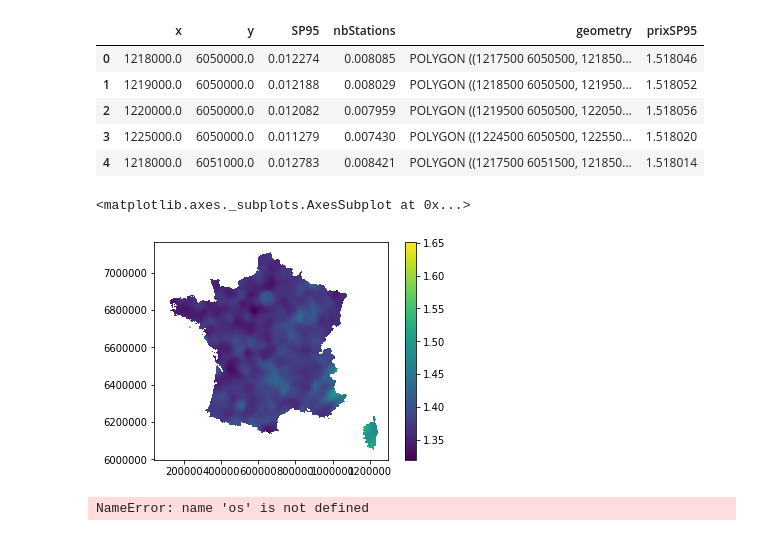
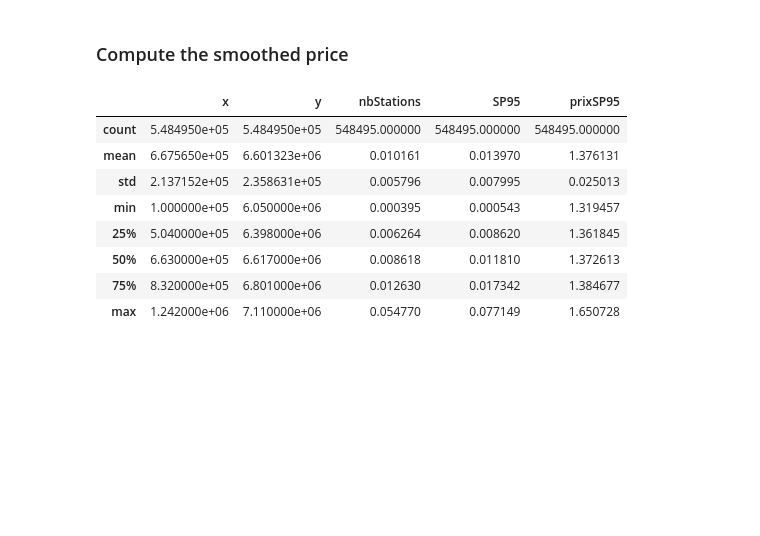
Before and after one commit to InseeFrLab/btbpy, a Jupyter notebook: btbpy/examples/example.ipynb, the cells around one changed output. Drawn from its saved outputs; the diff is of its cells as text; code cells hidden in the pictures; blank space fills up the shorter version.

Commit message:
update example jupyter notebook with new data

```diff
--- a/btbpy/examples/example.ipynb
+++ b/btbpy/examples/example.ipynb
@@ -41,0 +52,8 @@ gridResultat.head()
+# %%
+gridResultat = btbpy.kernelSmoothing(
+    carburants, #the data
+    '2154', #the epsg code of the geographic projection
+    1000, #the size (in meters) of the edge of grid's squares
+    50000, #the bandwidth (in meters)
+    fr_1km #the grid provided by user
+)
@@ -42,25 +78,16 @@ gridResultat.head()
+# %% [markdown]
+### Compute the smoothed price
 # %%
 gridResultat['prixSP95'] = gridResultat.SP95/gridResultat.nbStations
 # %%
-gridResultat.head()
+gridResultat.describe()
 # %% [output]
-|  | x | y | SP95 | nbStations | geometry | prixSP95 |
-| 0 | 1218000.0 | 6050000.0 | 0.012274 | 0.008085 | POLYGON ((1217500 6050500, 121850... | 1.518046 |
-| 1 | 1219000.0 | 6050000.0 | 0.012188 | 0.008029 | POLYGON ((1218500 6050500, 121950... | 1.518052 |
-| 2 | 1220000.0 | 6050000.0 | 0.012082 | 0.007959 | POLYGON ((1219500 6050500, 122050... | 1.518056 |
-| 3 | 1225000.0 | 6050000.0 | 0.011279 | 0.007430 | POLYGON ((1224500 6050500, 122550... | 1.518020 |
-| 4 | 1218000.0 | 6051000.0 | 0.012783 | 0.008421 | POLYGON ((1217500 6051500, 121850... | 1.518014 |
+|  | x | y | nbStations | SP95 | prixSP95 |
+| count | 5.484950e+05 | 5.484950e+05 | 548495.000000 | 548495.000000 | 548495.000000 |
+| mean | 6.675650e+05 | 6.601323e+06 | 0.010161 | 0.013970 | 1.376131 |
+| std | 2.137152e+05 | 2.358631e+05 | 0.005796 | 0.007995 | 0.025013 |
+| min | 1.000000e+05 | 6.050000e+06 | 0.000395 | 0.000543 | 1.319457 |
+| 25% | 5.040000e+05 | 6.398000e+06 | 0.006264 | 0.008620 | 1.361845 |
+| 50% | 6.630000e+05 | 6.617000e+06 | 0.008618 | 0.011810 | 1.372613 |
+| 75% | 8.320000e+05 | 6.801000e+06 | 0.012630 | 0.017342 | 1.384677 |
+| max | 1.242000e+06 | 7.110000e+06 | 0.054770 | 0.077149 | 1.650728 |
-# %%
-import matplotlib.pyplot as plt
-fig, ax = plt.subplots(1, 1)
-gridResultat.plot(column='prixSP95', ax=ax, legend=True)
-# %% [output]
-<matplotlib.axes._subplots.AxesSubplot at 0x...>
-[figure, removed]
-# %%
-chem_data_reunion = os.path.join(chem_data_dir, 'reunion_epsg32740.csv')
-chem_data_reunion_grid = os.path.join(chem_data_dir, 'reunion_grid200m_epsg32740')
-reunion = pandas.read_csv(chem_data_reunion)
-reu_200m = pandas.read_csv(chem_data_reunion_grid)
-# %% [output]
-NameError: name 'os' is not defined
```
Also changed, not shown: parts of 23 cells of this notebook, 8 other files.
